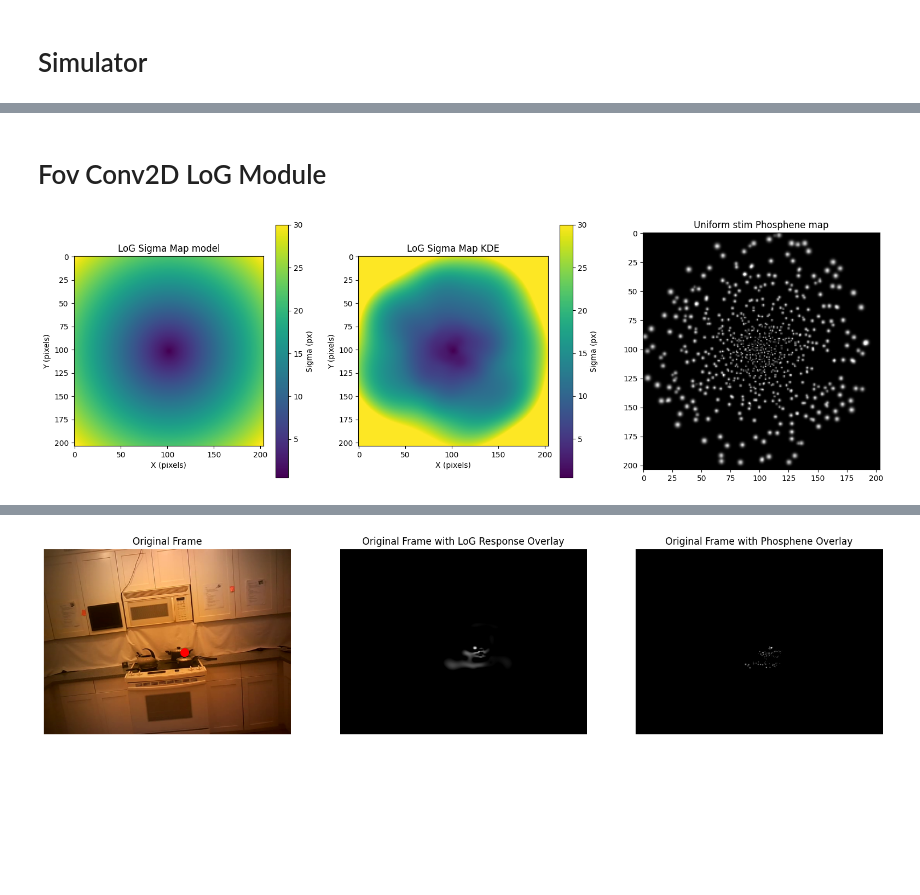
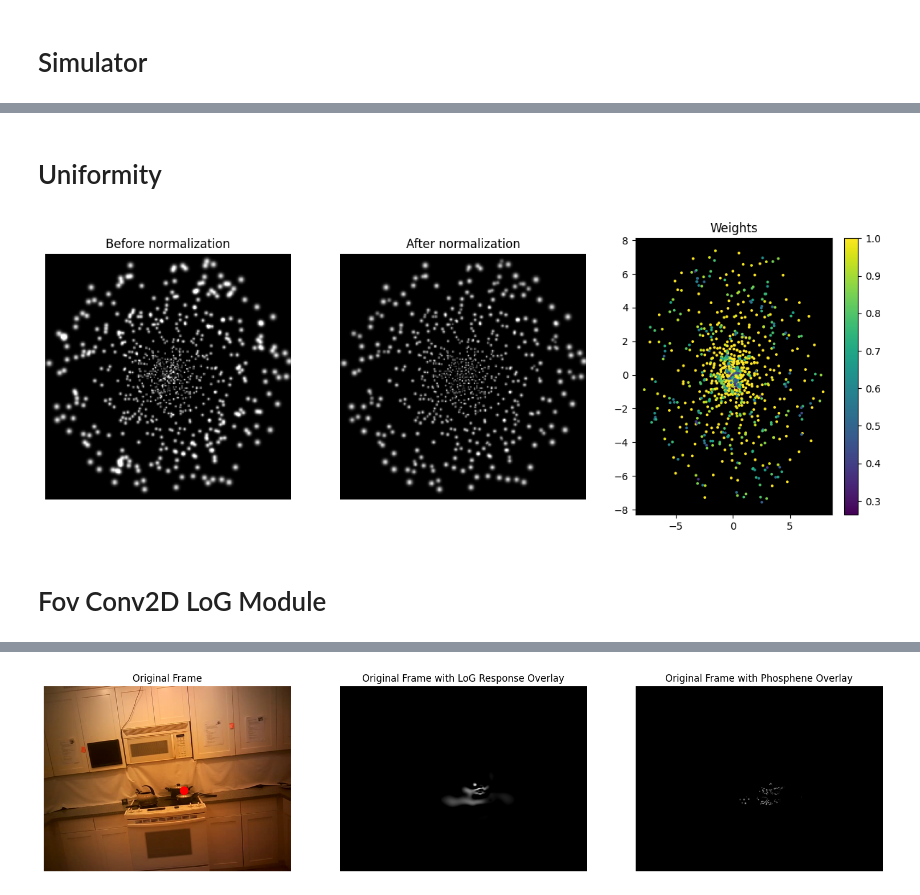
Before and after one commit to MichelleAppel/SCAPE, a Jupyter notebook: notebooks/gaze_demo.ipynb, the cells around one changed output, grey strips where cells are left out. Saved outputs shown, nothing was run; the diff lists cells and outputs as text; code cells hidden in the pictures; blank space fills up the shorter version.

```diff
--- a/notebooks/gaze_demo.ipynb
+++ b/notebooks/gaze_demo.ipynb
@@ -430,2 +211,50 @@ New stimulation: 83.28% of original amplitude
+# %% [markdown]
+# Uniformity
+# %%
+from phosphene.uniformity import DynamicAmplitudeNormalizer
+
+stim_init = amplitude * torch.ones(simulator.num_phosphenes, device='cuda')
+
+normalizer = DynamicAmplitudeNormalizer(
+    simulator=simulator,
+    base_size=1,
+    scale=0.5,
+    A_min=0,
+    A_max=amplitude,
+    learning_rate=0.05,
+    steps=50,
+    target=None  # or a specific float
+)
+stim_final = normalizer.run(stim_init)
+stim_weights = normalizer.weights
+
+# Visualize
+simulator.reset()
+phos_image_before = simulator(stim_init)
+simulator.reset()
+phos_image_after  = simulator(stim_init * stim_weights)
+
+# visualize the phosphene images and the weights in a scatterplot
+plt.figure(figsize=(15, 5))
+plt.subplot(1, 3, 1)
+plt.imshow(phos_image_before.cpu(), cmap='gray')
+plt.axis('off')
+plt.title('Before normalization')
+
+plt.subplot(1, 3, 2)
+plt.imshow(phos_image_after.cpu(), cmap='gray')
+plt.axis('off')
+plt.title('After normalization')
+
+plt.subplot(1, 3, 3)
+phosphene_coords = simulator.coordinates
+plt.scatter(phosphene_coords._x, phosphene_coords._y, c=stim_weights.cpu(), cmap='viridis', s=3)
+# black background
+plt.gca().set_facecolor('black')
+plt.colorbar()
+plt.title('Weights')
+plt.show()
+# %% [output]
+[figure, added]
 # %% [markdown]
 # Fov Conv2D LoG Module
@@ -598,27 +260,0 @@ kde_sigma_map_px = kde_sigma_fov_map * (n_phosphenes / view_angle)
-# %%
-# plot sigma_fov_map
-plt.figure(figsize=(19, 6))
-
-plt.subplot(1, 3, 1)
-plt.imshow(sigma_map_px, cmap='viridis', vmax=30)
-plt.colorbar(label='Sigma (px)')
-plt.title('LoG Sigma Map model')
-plt.xlabel('X (pixels)')
-plt.ylabel('Y (pixels)')
-
-plt.subplot(1, 3, 2)
-plt.imshow(kde_sigma_map_px, cmap='viridis', vmax=30)
-plt.colorbar(label='Sigma (px)')
-plt.title('LoG Sigma Map KDE')
-plt.xlabel('X (pixels)')
-plt.ylabel('Y (pixels)')
-
-plt.subplot(1, 3, 3)
-plt.imshow(phos_weighted.cpu().numpy(), cmap='gray')
-plt.title("Uniform stim Phosphene map")
-plt.gca().set_facecolor('black')
-# plt.axis('off')
-
-plt.show()
-# %% [output]
-[figure, removed]
```
Also changed, not shown: parts of 13 cells of this notebook, 5 other files.
